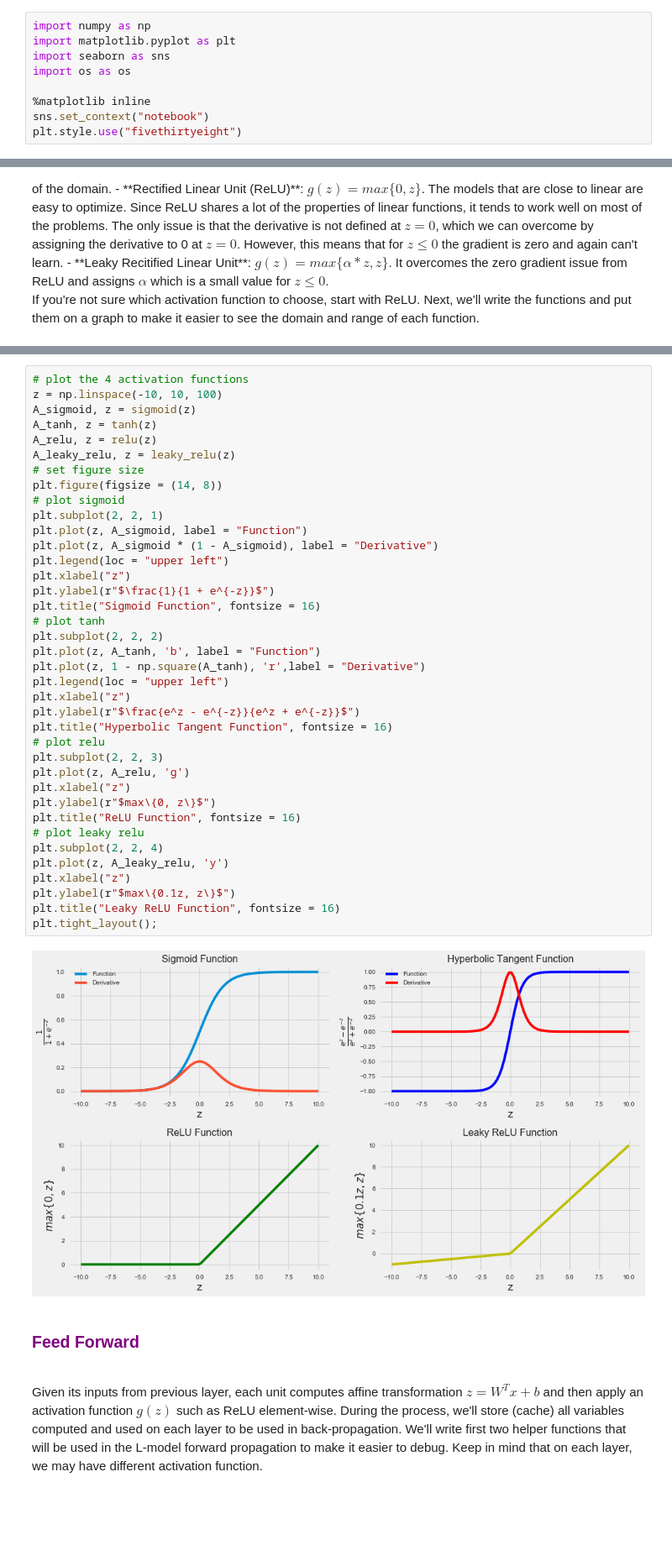
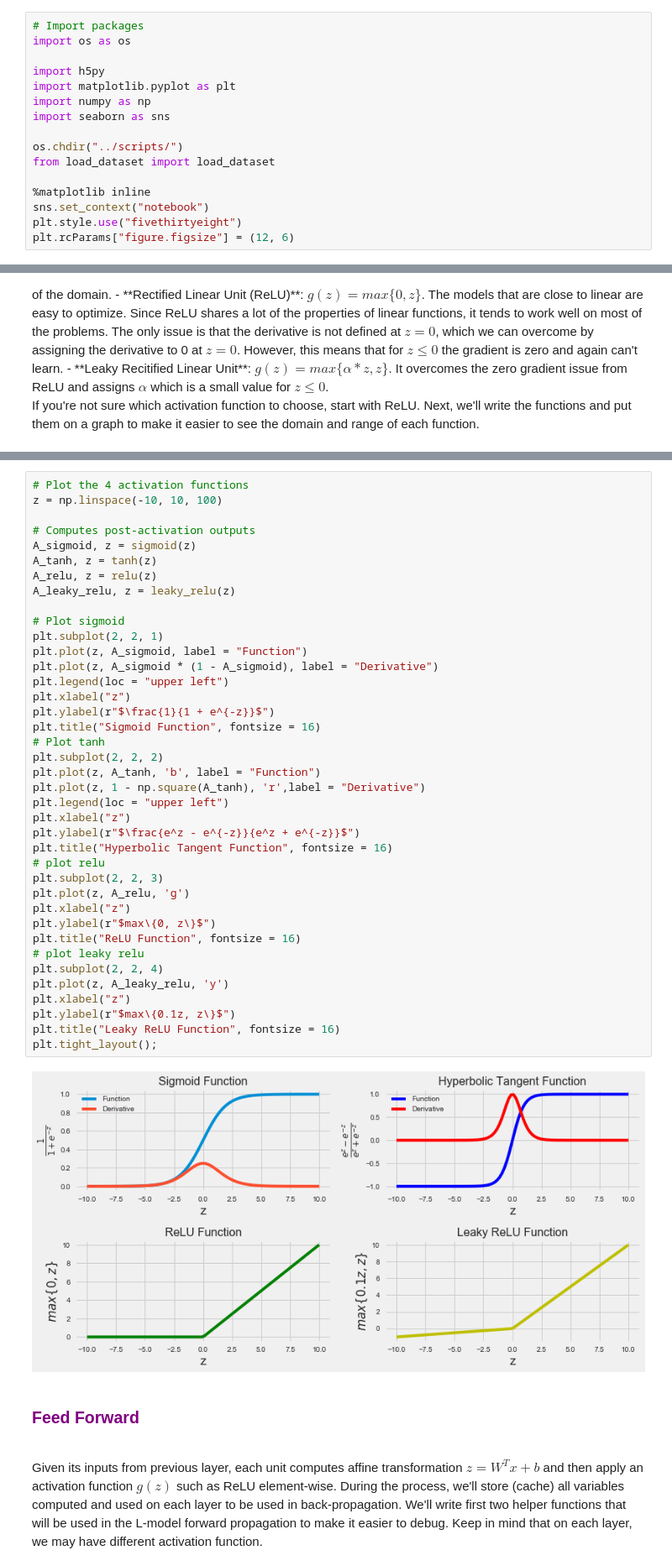
Before and after one commit to ImadDabbura/Deep-Learning, a Jupyter notebook: notebooks/Coding-Deep-Neural-Network-From-Scratch.ipynb, the cells around one changed output, grey strips where cells are left out. Shown at 84% size. Cells and saved outputs as stored; diff of their text form; blank space fills up the shorter version.

```diff
--- a/notebooks/Coding-Deep-Neural-Network-From-Scratch.ipynb
+++ b/notebooks/Coding-Deep-Neural-Network-From-Scratch.ipynb
@@ -25,14 +24,21 @@ The notebook has two parts:
 1. [Coding the neural network](#Coding the NN): This entails writing all the helper functions that would allow us to implement multi-layer neural network. While doing so, I'll explain theoritical parts when possible and give some advices on implementations.
 2. [Application](#Application): We'll implement the neural network we coded in the first part on image recognition problem to to see if the network we built wll be able to detect if the image has a cat or a dog and see it working :)
 # %%
+# Import packages
+import os as os
+
+import h5py
+import matplotlib.pyplot as plt
 import numpy as np
-import matplotlib.pyplot as plt
 import seaborn as sns
-import os as os
+
+os.chdir("../scripts/")
+from load_dataset import load_dataset
 
 %matplotlib inline
 sns.set_context("notebook")
 plt.style.use("fivethirtyeight")
+plt.rcParams["figure.figsize"] = (12, 6)
 # %% [markdown]
 <a id = 'Coding the NN'></a>
 # %% [markdown]
@@ -159,45 +192,46 @@ def leaky_relu(Z):
 
     return A, Z
 # %%
-# plot the 4 activation functions
+# Plot the 4 activation functions
 z = np.linspace(-10, 10, 100)
+
+# Computes post-activation outputs
 A_sigmoid, z = sigmoid(z)
 A_tanh, z = tanh(z)
 A_relu, z = relu(z)
 A_leaky_relu, z = leaky_relu(z)
-# set figure size
-plt.figure(figsize = (14, 8))
-# plot sigmoid
+
+# Plot sigmoid
 plt.subplot(2, 2, 1)
 plt.plot(z, A_sigmoid, label = "Function")
 plt.plot(z, A_sigmoid * (1 - A_sigmoid), label = "Derivative")
 plt.legend(loc = "upper left")
 plt.xlabel("z")
 plt.ylabel(r"$\frac{1}{1 + e^{-z}}$")
 plt.title("Sigmoid Function", fontsize = 16)
-# plot tanh
+# Plot tanh
 plt.subplot(2, 2, 2)
 plt.plot(z, A_tanh, 'b', label = "Function")
 plt.plot(z, 1 - np.square(A_tanh), 'r',label = "Derivative")
 plt.legend(loc = "upper left")
 plt.xlabel("z")
 plt.ylabel(r"$\frac{e^z - e^{-z}}{e^z + e^{-z}}$")
 plt.title("Hyperbolic Tangent Function", fontsize = 16)
 # plot relu
 plt.subplot(2, 2, 3)
 plt.plot(z, A_relu, 'g')
 plt.xlabel("z")
 plt.ylabel(r"$max\{0, z\}$")
 plt.title("ReLU Function", fontsize = 16)
 # plot leaky relu
 plt.subplot(2, 2, 4)
 plt.plot(z, A_leaky_relu, 'y')
 plt.xlabel("z")
 plt.ylabel(r"$max\{0.1z, z\}$")
 plt.title("Leaky ReLU Function", fontsize = 16)
 plt.tight_layout();
 # %% [output]
-[figure, old version]
+[figure, new version]
 # %% [markdown]
 <h3 style="font-family: Georgia; font-size:1.3em;color:purple; font-style:bold">
 Feed Forward
```
Also changed, not shown: parts of 17 cells of this notebook.
